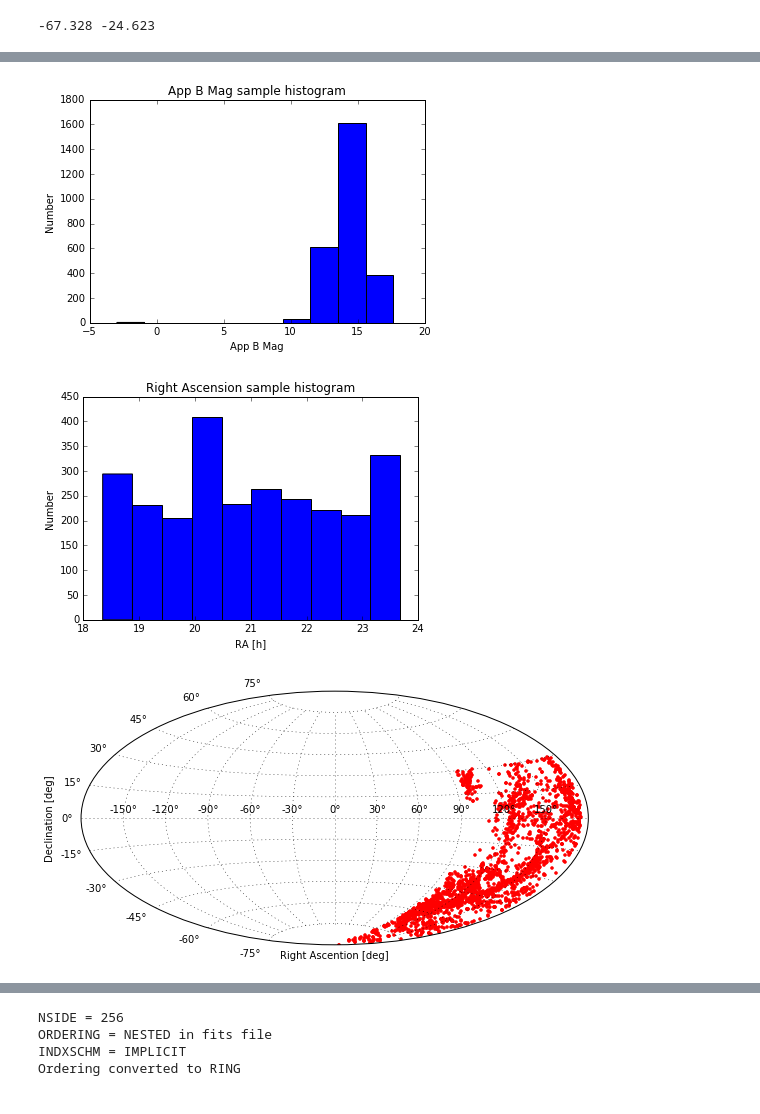
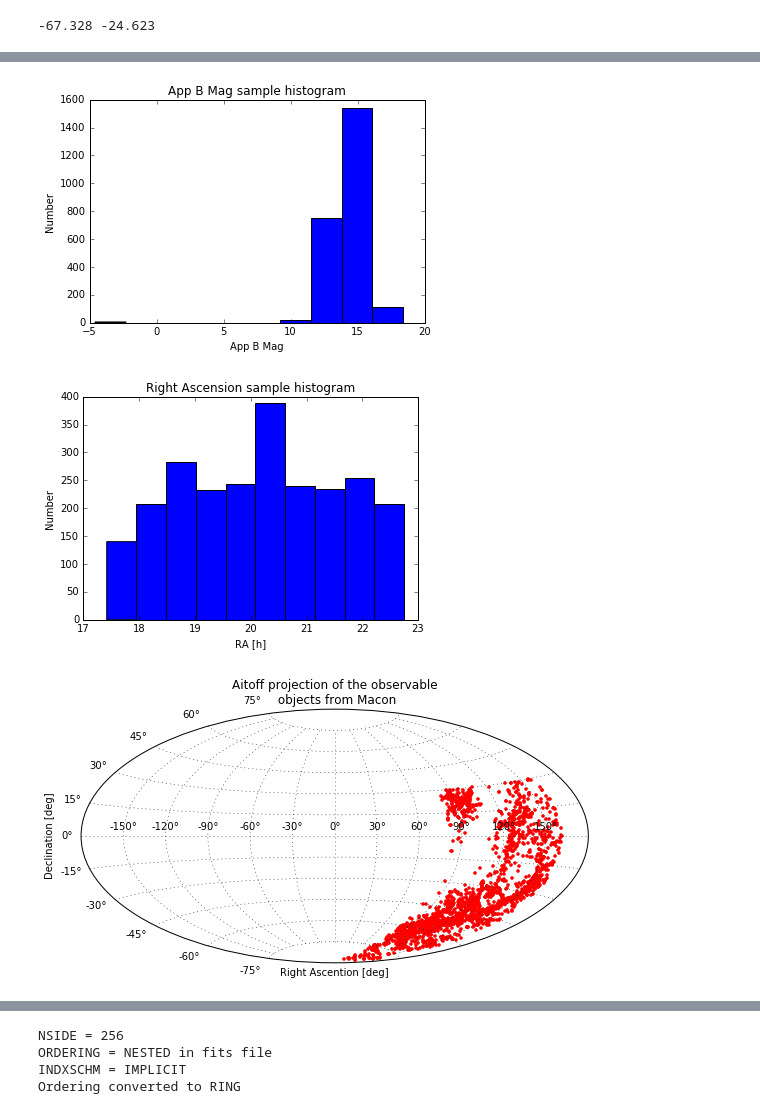
Before and after one commit to BrunoSanchez/alertreport, a Jupyter notebook: alertprocess.ipynb, the cells around one changed output, grey strips where cells are left out. Drawn from its saved outputs; the diff is of its cells as text; code cells hidden in the pictures.

```diff
--- a/alertprocess.ipynb
+++ b/alertprocess.ipynb
@@ -92,6 +94,6 @@ and the time of sunrise is 2015/11/10 09:38:11
 # %%
 # at sunset
-alpha_zenith_sunset = sun_coords.ra + 90.*u.deg
+alpha_zenith_sunset = sun_coords.ra + 75.*u.deg
 alpha_observable_min = alpha_zenith_sunset - 40.*u.deg
 # %%
 # at sunrise
@@ -130,7 +151,7 @@ plt.savefig(os.path.join(plots, 'appmag_sample_histogram.png'), dpi=300)
 
 plt.show()
 # %% [output]
-[figure, old version]
+[figure, new version]
 # %%
 plt.hist(sample['RA'])
 plt.xlabel('RA [h]')
@@ -141,23 +162,24 @@ plt.savefig(os.path.join(plots, 'RA_sample_histogram.png'), dpi=300)
 
 plt.show()
 # %% [output]
-[figure, old version]
+[figure, new version]
 # %%
 plt.figure(figsize=(10,10))
 plt.subplot(211, projection="aitoff")
 deg2rad=np.pi/180.
 
 xg = (sample['RA']*15. - 180)*deg2rad
 yg = sample['Dec']*deg2rad
 
 # we should avoid the galactic plane
 plt.plot(xg,yg, "r.")
 plt.grid(True)
+plt.title("Aitoff projection of the observable\n objects from Macon")
 plt.xlabel("Right Ascention [deg]")
 plt.ylabel("Declination [deg]")
 plt.savefig(os.path.join(plots, 'radec_aitoff_sample.png'), dpi=300)
 plt.show()
 # %% [output]
-[figure, old version]
+[figure, new version]
 # %%
 plt.hist(sample['Dist'], range=[1,dist_lim])
```
Also changed, not shown: parts of 28 cells of this notebook.
